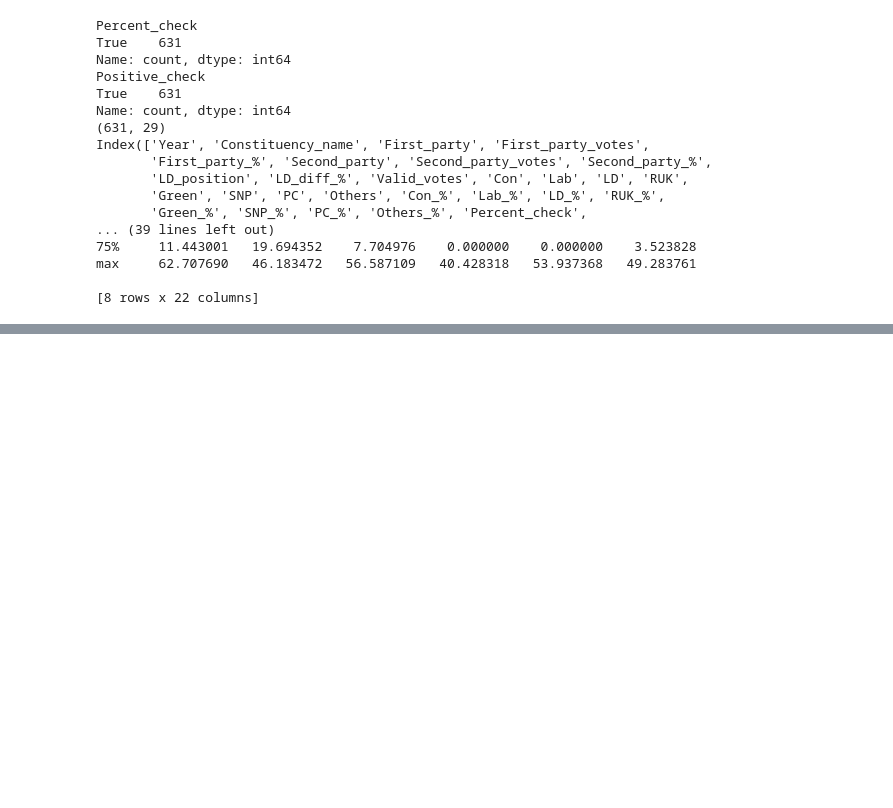
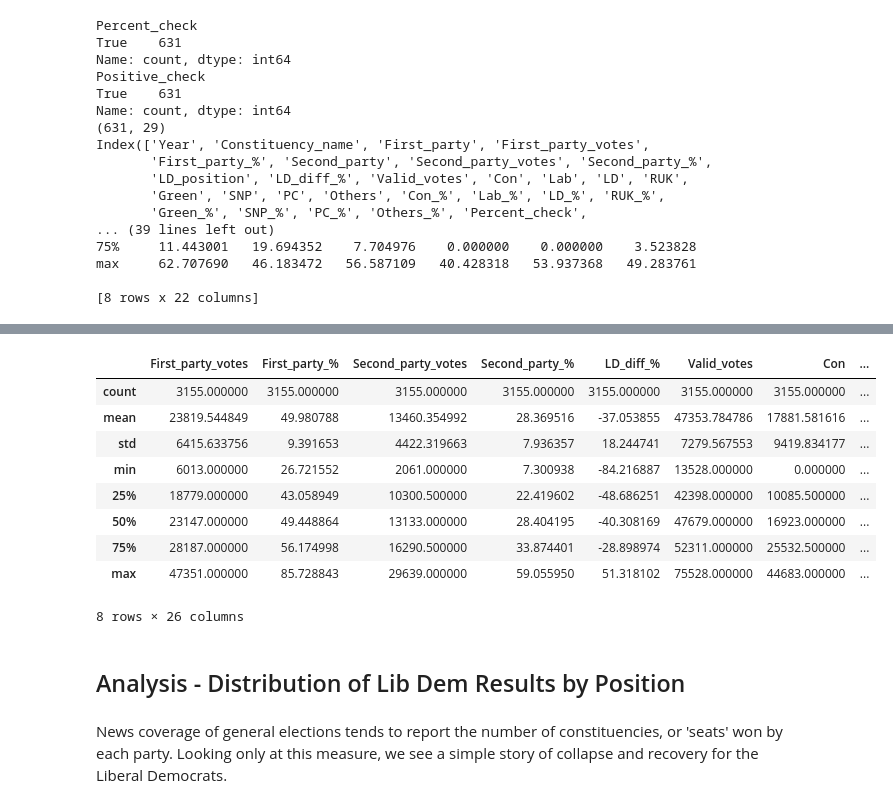
Before and after one commit to lintywilliams/EC-Assessment-1, a Jupyter notebook: wrangling.ipynb, the cells around one changed output, grey strips where cells are left out. Saved outputs shown, nothing was run; the diff lists cells and outputs as text; code cells hidden in the pictures; blank space fills up the shorter version.

Commit message:
Analysis completed

```diff
--- a/wrangling.ipynb
+++ b/wrangling.ipynb
@@ -256,0 +286,17 @@ Having standardised the five datasets, we now need to append them into a single
+# %%
+df_master.describe()
+# %% [output]
+|  | First_party_votes | First_party_% | Second_party_votes | Second_party_% | LD_diff_% | Valid_votes | Con | ... |
+| count | 3155.000000 | 3155.000000 | 3155.000000 | 3155.000000 | 3155.000000 | 3155.000000 | 3155.000000 | ... |
+| mean | 23819.544849 | 49.980788 | 13460.354992 | 28.369516 | -37.053855 | 47353.784786 | 17881.581616 | ... |
+| std | 6415.633756 | 9.391653 | 4422.319663 | 7.936357 | 18.244741 | 7279.567553 | 9419.834177 | ... |
+| min | 6013.000000 | 26.721552 | 2061.000000 | 7.300938 | -84.216887 | 13528.000000 | 0.000000 | ... |
+| 25% | 18779.000000 | 43.058949 | 10300.500000 | 22.419602 | -48.686251 | 42398.000000 | 10085.500000 | ... |
+| 50% | 23147.000000 | 49.448864 | 13133.000000 | 28.404195 | -40.308169 | 47679.000000 | 16923.000000 | ... |
+| 75% | 28187.000000 | 56.174998 | 16290.500000 | 33.874401 | -28.898974 | 52311.000000 | 25532.500000 | ... |
+| max | 47351.000000 | 85.728843 | 29639.000000 | 59.055950 | 51.318102 | 75528.000000 | 44683.000000 | ... |
+8 rows × 26 columns
+# %% [markdown]
+## Analysis - Distribution of Lib Dem Results by Position
+# %% [markdown]
+News coverage of general elections tends to report the number of constituencies, or 'seats' won by each party. Looking only at this measure, we see a simple story of collapse and recovery for the Liberal Democrats.
```
Also changed, not shown: parts of 19 cells of this notebook, 1 other file.
